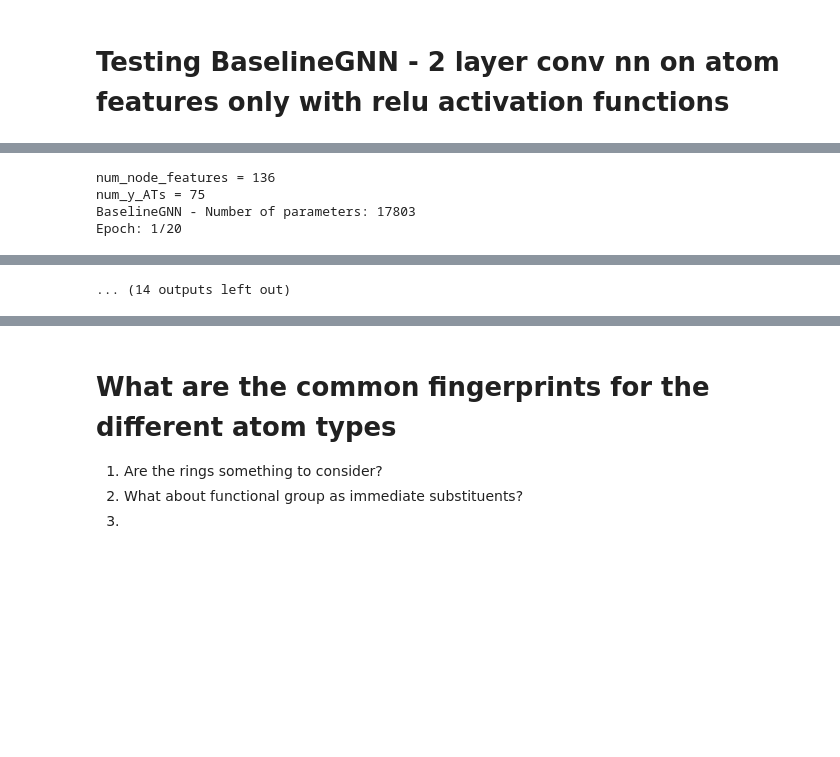
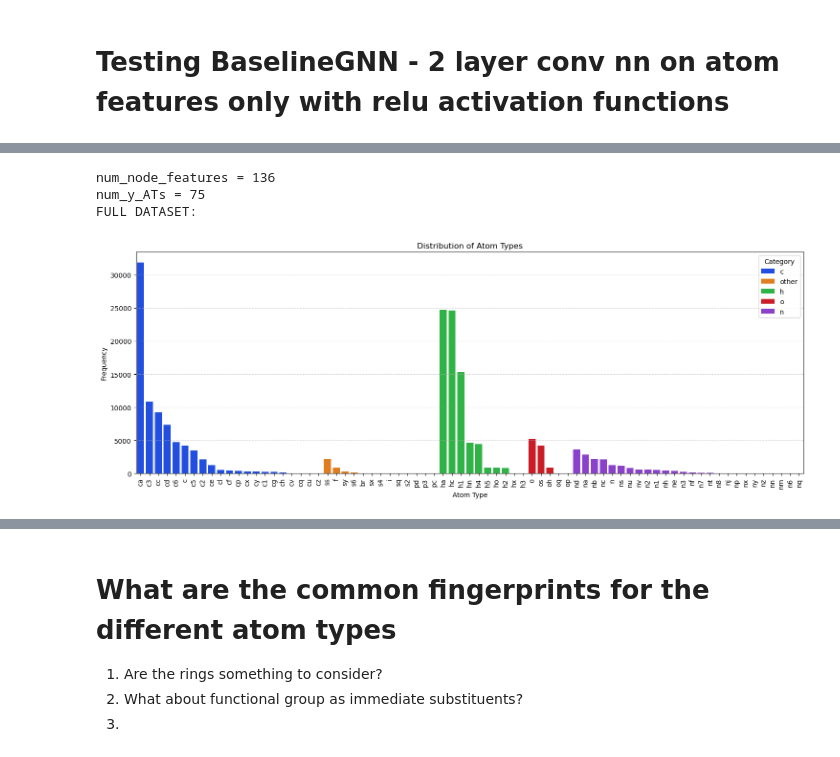
Before and after one commit to brandonrobello/MSSExBiovia, a Jupyter notebook: GNNmodel_testing.ipynb, the cells around one changed output, grey strips where cells are left out. Cells and saved outputs as stored; diff of their text form; code cells hidden in the pictures; blank space fills up the shorter version.

```diff
--- a/GNNmodel_testing.ipynb
+++ b/GNNmodel_testing.ipynb
@@ -3,22 +3,39 @@
 # %%
 from atoMLtype.RF.GNNmodel import GNNTrainer, BaselineGNN
 from atoMLtype.RF.GNNdataset import GNNdataset
+from atoMLtype.RF.metrics import plot_atom_distribution, plot_full_confusion_matrix
+from torch.utils.data import random_split
+import numpy as np
 
 # Load the SDF file
 sdf_path = "./data/parm_at_Frosst/zinc.sdf"
 json_labels = "./data/antechamber/atomLabels_gaff2.json"
 
-# Initialize dataset and DataLoader
+# Initialize dataset
 gnn_test_dataset = GNNdataset(sdf_path, json_labels)
 num_node_feat = gnn_test_dataset[0].x.shape[1]
 num_y_ATs = len(set(gnn_test_dataset.all_labels))
+
 print(f"num_node_features = {num_node_feat}")
 print(f"num_y_ATs = {num_y_ATs}")
 
+
+# Split Train and test dataset (80% train, 20% test)
+train_size = int(0.8 * len(gnn_test_dataset))
+test_size = len(gnn_test_dataset) - train_size
+train_dataset, test_dataset = random_split(gnn_test_dataset, [train_size, test_size])
+
+print("FULL DATASET:")
+plot_atom_distribution(np.array(gnn_test_dataset.all_labels))
+
 # Initialize baselineGNN for classification
 model = BaselineGNN(num_node_features=num_node_feat, num_atom_types=num_y_ATs)
-trainer = GNNTrainer(model, gnn_test_dataset, batch_size=32, learning_rate=0.001, epochs=20, task="classification")
+trainer = GNNTrainer(model, train_dataset, test_dataset, batch_size=32, learning_rate=0.001, epochs=20, task="classification")
 
 trainer.train()
-trainer.evaluate()
+metrics = trainer.evaluate()
+
+y_true_labels, y_pred_labels = trainer.predict()
+
+plot_full_confusion_matrix(y_true=y_true_labels, y_pred=y_pred_labels)
 # %% [output]
@@ -32,14 +49,14 @@ Sanitization failed for molecule at index 3249, Name: ZINC11539132. Skipping san
 Sanitization failed for molecule at index 5699, Name: ZINC17111082. Skipping sanitization: Explicit valence for atom # 3 N, 5, is greater than permitted
 Skipping molecule ZINC59391023: Missing from JSON.
 Skipping molecule ZINC00335972: Missing from JSON.
 Skipping molecule ZINC01278509: Missing from JSON.
 Skipping molecule ZINC02475918: Missing from JSON.
 ... (2284 lines left out)
  - ZINC55370304
  - ZINC41392447
  - ZINC41363556
  - ZINC25173693
 num_node_features = 136
 num_y_ATs = 75
-BaselineGNN - Number of parameters: 17803
-Epoch: 1/20
+FULL DATASET:
+[figure, added]
@@ -66 +81,0 @@ Epoch: 11/20
-... (14 outputs left out)
```
Also changed, not shown: parts of 4 cells of this notebook, 2 other files.
